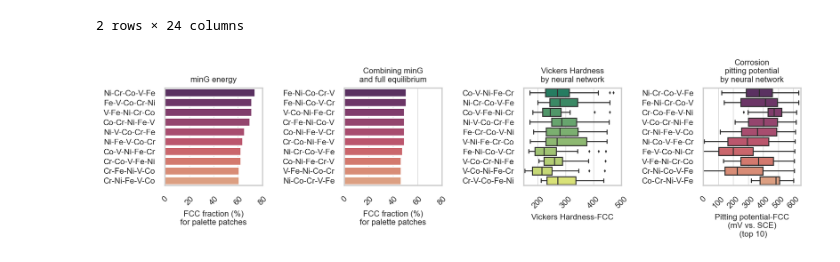
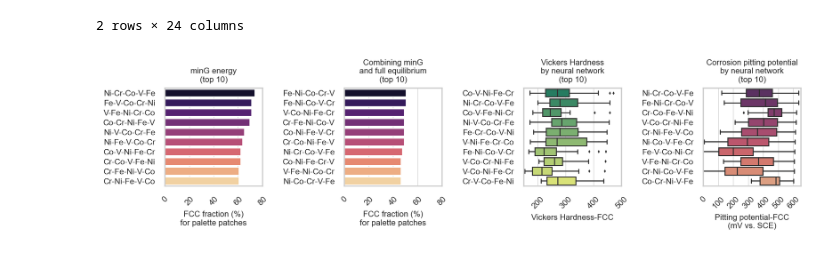
Before and after one commit to YXWU2014/combinatorial_mixing, a Jupyter notebook: v6_Fe_Cr_Ni_Co_V_Sputtering/v6_Fe_Cr_Ni_Co_V_SSS_FCC_byCompo_wt_pct_ML_fcc_edit.ipynb, the cells around one changed output. Cells and saved outputs as stored; diff of their text form; code cells hidden in the pictures.

```diff
--- a/v6_Fe_Cr_Ni_Co_V_Sputtering/v6_Fe_Cr_Ni_Co_V_SSS_FCC_byCompo_wt_pct_ML_fcc_edit.ipynb
+++ b/v6_Fe_Cr_Ni_Co_V_Sputtering/v6_Fe_Cr_Ni_Co_V_SSS_FCC_byCompo_wt_pct_ML_fcc_edit.ipynb
@@ -13,16 +13,14 @@ matplotlib.rcParams['font.family'] = 'Helvetica'
 df_structures = pd.read_excel('count_fcc_fractions_byPalette.xlsx')
 df_properties = pd.read_excel(
     'v6_Fe_Cr_Ni_Co_V_SSS_FCC_byCompo_wt_pct_ML_fcc_edit.xlsx')
+
+fig_name = 'v6_Fe_Cr_Ni_Co_V_SSS_FCC_byCompo_wt_pct_ML_fcc_edit'
 
 df_structures_Gmin_sort = df_structures.sort_values(
     by='Gmin_FCC_fraction', ascending=False)
 df_structures_Gmineq_sort = df_structures.sort_values(
     by='Gmin_eq_FCC_fraction', ascending=False)
 
-
-# df_properties_SSSsort =
-
-
 display(df_structures_Gmin_sort.head(2))
 display(df_structures_Gmineq_sort.head(2))
 
@@ -39,23 +37,14 @@ display(df_properties.head(2))
 | 1 | 1 | 1 | 40.204113 | 4.798947 | 5.417690 | 11.966268 | 37.612981 | 66.837689 | ... |
 2 rows × 24 columns
 # %%
-# Set the width and height of your figure
-
-
-# Assuming df_structures_Gmin_sort and df_structures_Gmineq_sort are defined earlier in your code and have the method .head() applied to them correctly
-
-# Set the theme once
 sns.set_theme(style="whitegrid", rc={"axes.grid": True, "grid.linewidth": 0.5})
-
-# Create subplots with correct dpi setting
 fig, axs = plt.subplots(ncols=4, figsize=(10, 4), dpi=200)
-
 font_size = 8
 
-# Plot for the first subplot
+#
 sns.barplot(y='ABCDE', x='Gmin_FCC_fraction', data=df_structures_Gmin_sort.head(
-    10), linewidth=1, ax=axs[0], palette="flare_r")
-axs[0].set_title("minG energy", fontsize=font_size)
+    10), linewidth=1, ax=axs[0], palette="magma")
+axs[0].set_title("minG energy\n(top 10)", fontsize=font_size)
 axs[0].set_xlabel('FCC fraction (%)\nfor palette patches', fontsize=font_size)
 axs[0].set_ylabel('')
 axs[0].set_xlim([0, 80])
@@ -65,10 +54,10 @@ axs[0].tick_params(axis='both', labelsize=font_size)
 axs[0].set_box_aspect(1)
 
 
-# Plot for the second subplot (assuming df_structures_Gmineq_sort is correctly defined)
+#
 sns.barplot(y='ABCDE', x='Gmin_eq_FCC_fraction', data=df_structures_Gmineq_sort.head(
-    10), linewidth=1, ax=axs[1], palette="flare_r")
-axs[1].set_title("Combining minG\nand full equilibrium",
+    10), linewidth=1, ax=axs[1], palette="magma")
+axs[1].set_title("Combining minG\nand full equilibrium\n(top 10)",
                  fontsize=font_size)
 axs[1].set_xlabel('FCC fraction (%)\nfor palette patches',
                   fontsize=font_size)
@@ -79,47 +68,42 @@ axs[1].tick_params(axis='x', rotation=45)
 axs[1].tick_params(axis='both', labelsize=font_size)
 axs[1].set_box_aspect(1)
 
-
+#
 H1_max_values = df_properties.groupby('compo_A_B_C_D_E')[
     'H1_new_pred_KFold_mean_FCC'].max()
 H1_sorted_groups = H1_max_values.sort_values(ascending=False).head(10).index
 sns.boxplot(x="H1_new_pred_KFold_mean_FCC", y="compo_A_B_C_D_E", data=df_properties,
             linewidth=1, fliersize=1, palette="summer", order=H1_sorted_groups, ax=axs[2])
-axs[2].set_title('Vickers Hardness\nby neural network', fontsize=font_size)
+axs[2].set_title(
+    'Vickers Hardness\nby neural network\n(top 10)', fontsize=font_size)
 axs[2].set_xlabel('Vickers Hardness-FCC', fontsize=font_size)
 axs[2].set_ylabel(None)
 # axs[2].set_yticklabels([])
 axs[2].set_xticks(range(0, 501, 100))
 axs[2].set_xlim([150, 500])
 axs[2].tick_params(axis='x', rotation=45)
 axs[2].tick_params(axis='both', labelsize=font_size)
 axs[2].set_box_aspect(1)
 
-
+#
 C2_max_values = df_properties.groupby('compo_A_B_C_D_E')[
     'C2_new_pred_KFold_mean_FCC'].max()
 C2_sorted_groups = C2_max_values.sort_values(ascending=False).head(10).index
 sns.boxplot(x="C2_new_pred_KFold_mean_FCC", y="compo_A_B_C_D_E", data=df_properties,
             linewidth=1, fliersize=1, palette="flare_r", order=C2_sorted_groups, ax=axs[3])
 axs[3].set_title(
     'Corrosion pitting potential\nby neural network\n(top 10)', fontsize=font_size)
 axs[3].set_xlabel('Pitting potential-FCC\n(mV vs. SCE)',
                   fontsize=font_size)
 axs[3].set_ylabel(None)
 axs[3].set_xticks(range(0, 801, 100))
 axs[3].set_xlim([0, 650])
 axs[3].tick_params(axis='x', rotation=45)
 axs[3].tick_params(axis='both', labelsize=font_size)
 axs[3].set_box_aspect(1)
 
-
-# sns.boxplot(x="sigma_SSS_FCC", y="compo_A_B_C_D_E", data=df_properties, linewidth=1, fliersize=1, ax=axs[2], palette="summer")
-
-
-# Adjust the layout
 plt.tight_layout()
-
-# Show the plot
+plt.savefig(fig_name+'.pdf', bbox_inches='tight')
 plt.show()
 # %% [output]
-[figure, old version]
+[figure, new version]
```
Also changed, not shown: parts of 22 cells of this notebook.
